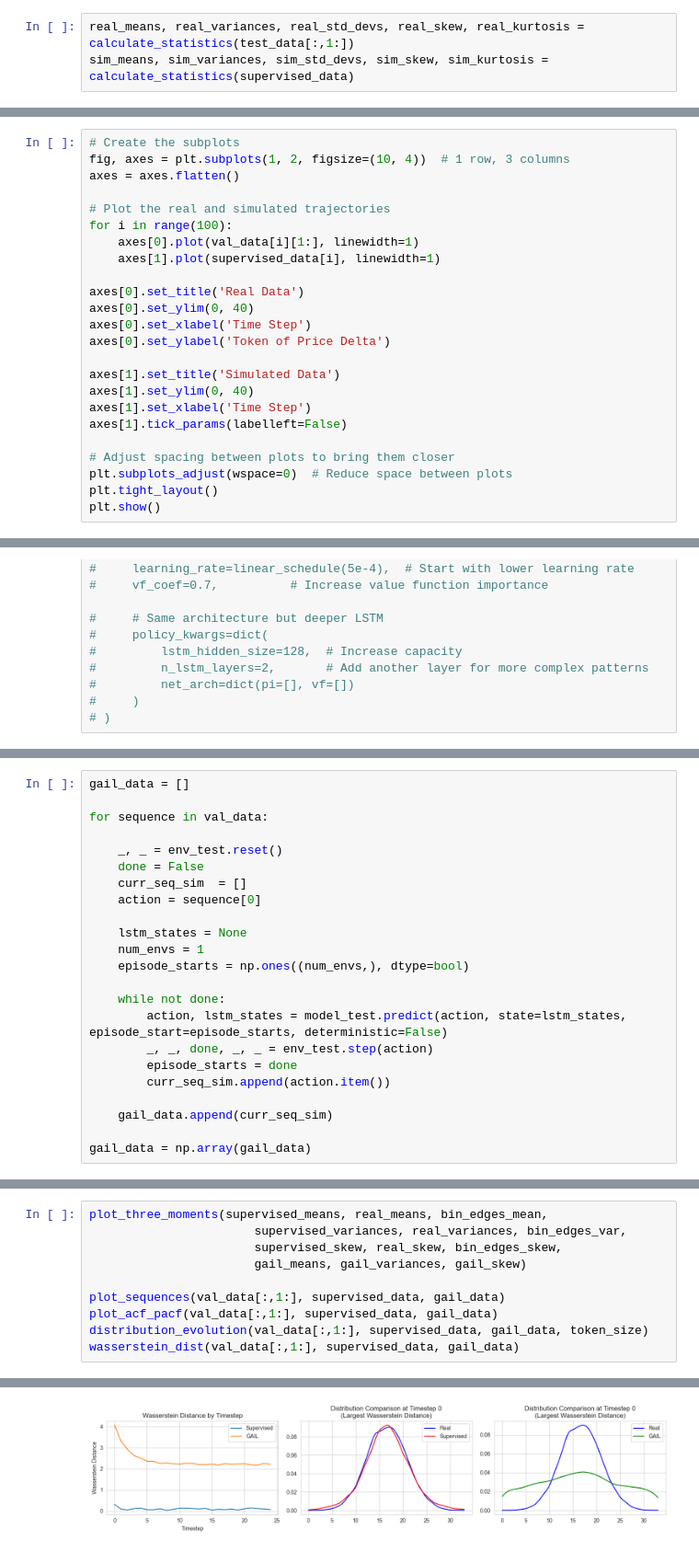
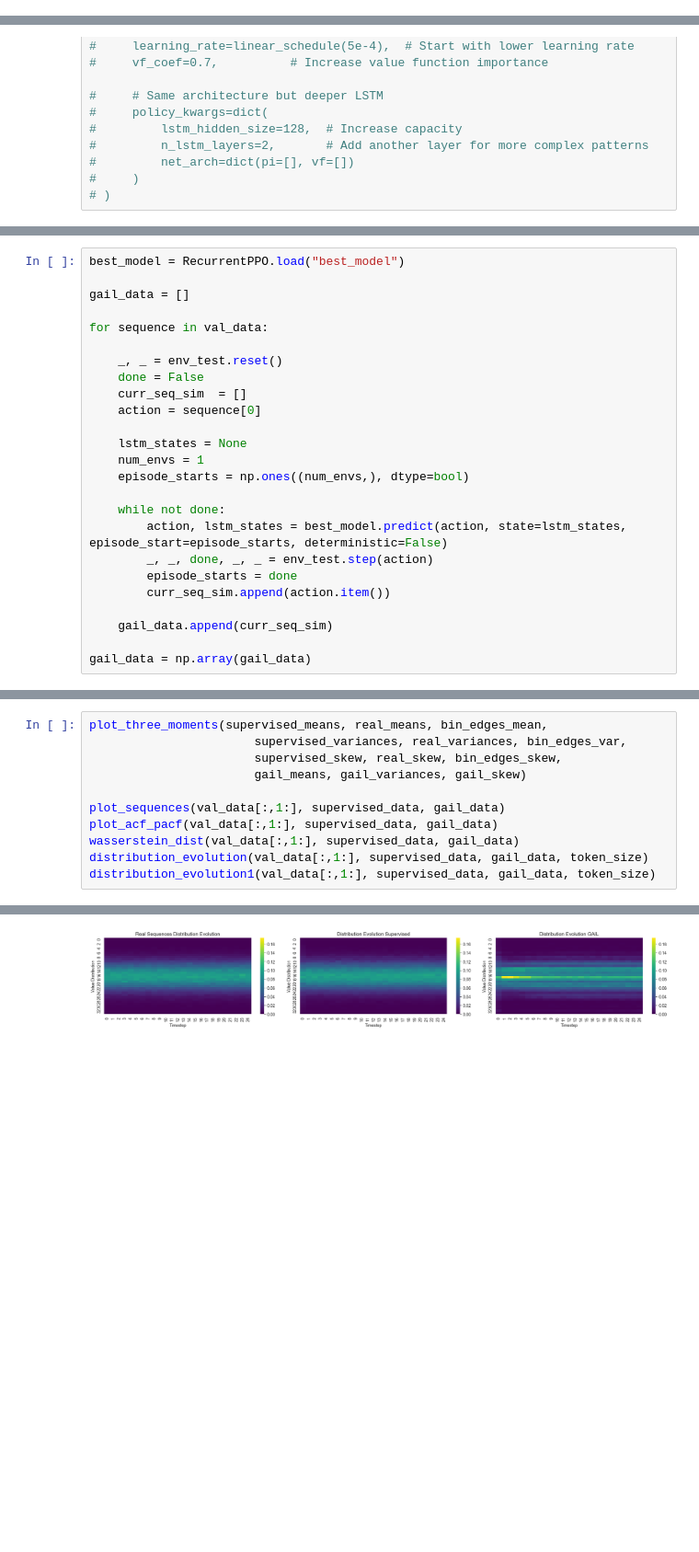
Before and after one commit to FrensiZ/adversial_learning, a Jupyter notebook: adv_GBM_LSTM.ipynb, the cells around one changed output, grey strips where cells are left out. Shown at 92% size. Saved outputs shown, nothing was run; the diff lists cells and outputs as text; blank space fills up the shorter version.

```diff
--- a/adv_GBM_LSTM.ipynb
+++ b/adv_GBM_LSTM.ipynb
@@ -594,6 +594,3 @@ with th.no_grad():
         supervised_data.append(sim_trajectory[1:])
 
 supervised_data = np.array(supervised_data)
-# %%
-real_means, real_variances, real_std_devs, real_skew, real_kurtosis = calculate_statistics(test_data[:,1:])
-sim_means, sim_variances, sim_std_devs, sim_skew, sim_kurtosis = calculate_statistics(supervised_data)
@@ -625,24 +596,0 @@ plot_sequences(real_seq=val_data[:,1:], sim_seq=supervised_data)
-# %%
-# Create the subplots
-fig, axes = plt.subplots(1, 2, figsize=(10, 4))  # 1 row, 3 columns
-axes = axes.flatten()
-
-# Plot the real and simulated trajectories
-for i in range(100):
-    axes[0].plot(val_data[i][1:], linewidth=1)
-    axes[1].plot(supervised_data[i], linewidth=1)
-
-axes[0].set_title('Real Data')
-axes[0].set_ylim(0, 40)
-axes[0].set_xlabel('Time Step')
-axes[0].set_ylabel('Token of Price Delta')
-
-axes[1].set_title('Simulated Data')
-axes[1].set_ylim(0, 40)
-axes[1].set_xlabel('Time Step')
-axes[1].tick_params(labelleft=False)
-
-# Adjust spacing between plots to bring them closer
-plt.subplots_adjust(wspace=0)  # Reduce space between plots
-plt.tight_layout()
-plt.show()
@@ -1367,4 +1313,6 @@ plot_discriminator(wasserstein=callback_test.wasserstein,
 # %%
+best_model = RecurrentPPO.load("best_model")
+
 gail_data = []
 
 for sequence in val_data:
@@ -1379,7 +1327,7 @@ for sequence in val_data:
     episode_starts = np.ones((num_envs,), dtype=bool)
 
     while not done:
-        action, lstm_states = model_test.predict(action, state=lstm_states, episode_start=episode_starts, deterministic=False)
+        action, lstm_states = best_model.predict(action, state=lstm_states, episode_start=episode_starts, deterministic=False)
         _, _, done, _, _ = env_test.step(action)
         episode_starts = done
         curr_seq_sim.append(action.item())
@@ -1687,6 +1721,7 @@ plot_three_moments(supervised_means, real_means, bin_edges_mean,
 
 plot_sequences(val_data[:,1:], supervised_data, gail_data)
 plot_acf_pacf(val_data[:,1:], supervised_data, gail_data)
+wasserstein_dist(val_data[:,1:], supervised_data, gail_data)
 distribution_evolution(val_data[:,1:], supervised_data, gail_data, token_size)
-wasserstein_dist(val_data[:,1:], supervised_data, gail_data)
+distribution_evolution1(val_data[:,1:], supervised_data, gail_data, token_size)
 # %% [output]
@@ -1697 +1732 @@ wasserstein_dist(val_data[:,1:], supervised_data, gail_data)
-[figure, old version]
+[figure, new version]
```
Also changed, not shown: parts of 14 cells of this notebook.
